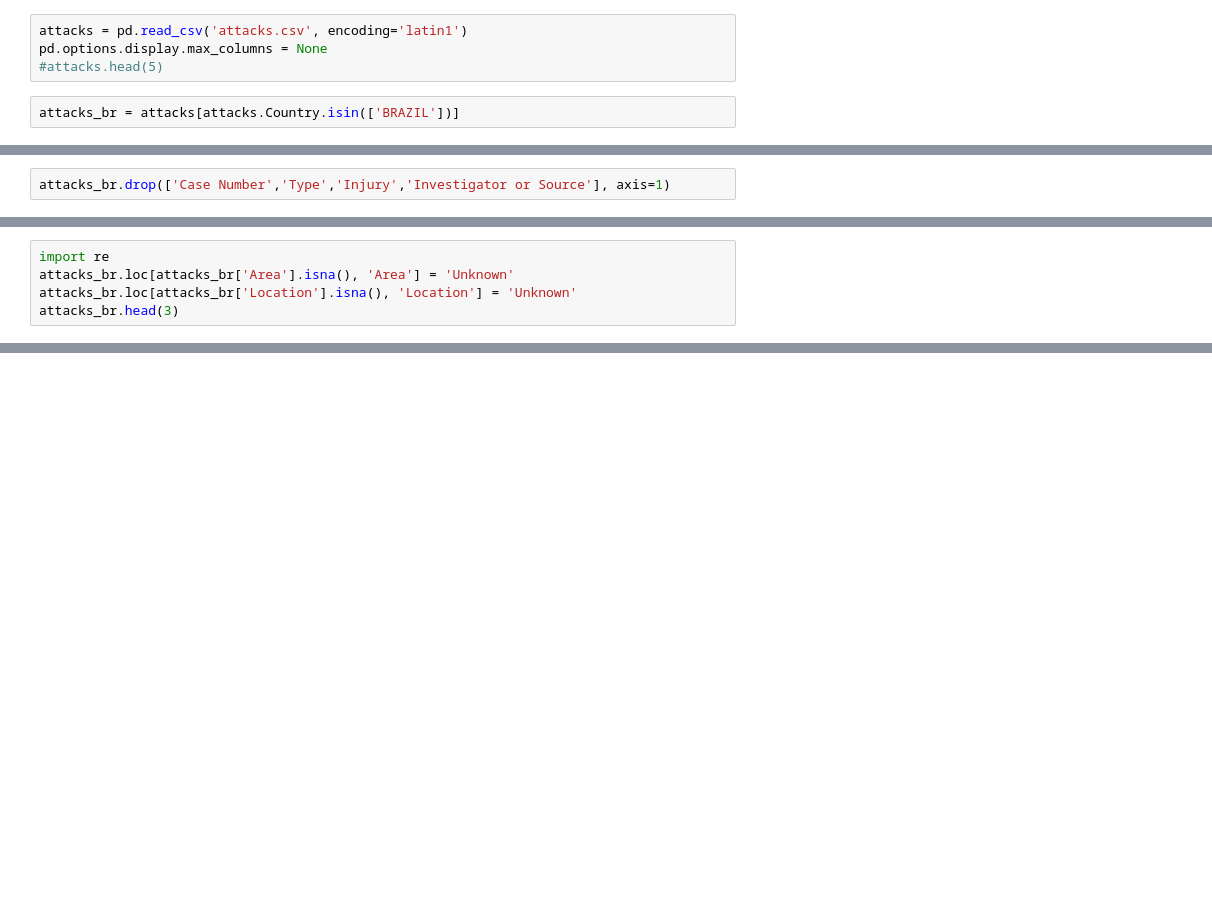
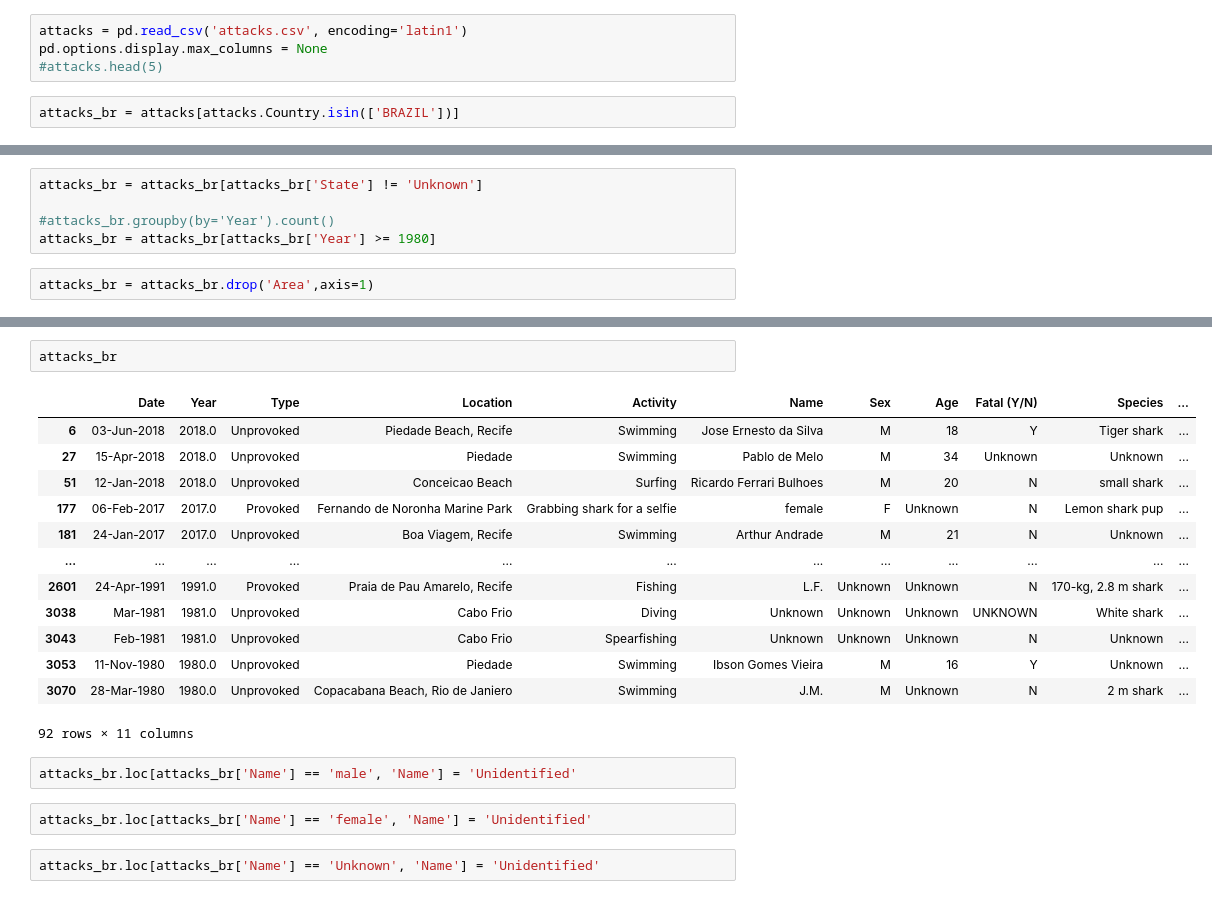
Before and after one commit to matheusdonato/Projects, a Jupyter notebook: SharkAttack.ipynb, the cells around one changed output, grey strips where cells are left out. Drawn from its saved outputs; the diff is of its cells as text; blank space fills up the shorter version.

```diff
--- a/SharkAttack.ipynb
+++ b/SharkAttack.ipynb
@@ -24,2 +91,7 @@ attacks_br.head(3)
+# %%
+attacks_br = attacks_br[attacks_br['State'] != 'Unknown']
+
+#attacks_br.groupby(by='Year').count()
+attacks_br = attacks_br[attacks_br['Year'] >= 1980]
 # %%
-attacks_br.drop(['Case Number','Type','Injury','Investigator or Source'], axis=1)
+attacks_br = attacks_br.drop('Area',axis=1)
@@ -40,5 +97,0 @@ attacks_br.drop(['Case Number','Type','Injury','Investigator or Source'], axis=1
-# %%
-import re
-attacks_br.loc[attacks_br['Area'].isna(), 'Area'] = 'Unknown'
-attacks_br.loc[attacks_br['Location'].isna(), 'Location'] = 'Unknown'
-attacks_br.head(3)
@@ -76,0 +98,22 @@ attacks_br.drop(['Case Number','Injury'
+# %%
+attacks_br
+# %% [output]
+|  | Date | Year | Type | Location | Activity | Name | Sex | Age | Fatal (Y/N) | Species | ... |
+| 6 | 03-Jun-2018 | 2018.0 | Unprovoked | Piedade Beach, Recife | Swimming | Jose Ernesto da Silva | M | 18 | Y | Tiger shark | ... |
+| 27 | 15-Apr-2018 | 2018.0 | Unprovoked | Piedade | Swimming | Pablo de Melo | M | 34 | Unknown | Unknown | ... |
+| 51 | 12-Jan-2018 | 2018.0 | Unprovoked | Conceicao Beach | Surfing | Ricardo Ferrari Bulhoes | M | 20 | N | small shark | ... |
+| 177 | 06-Feb-2017 | 2017.0 | Provoked | Fernando de Noronha Marine Park | Grabbing shark for a selfie | female | F | Unknown | N | Lemon shark pup | ... |
+| 181 | 24-Jan-2017 | 2017.0 | Unprovoked | Boa Viagem, Recife | Swimming | Arthur Andrade | M | 21 | N | Unknown | ... |
+| ... | ... | ... | ... | ... | ... | ... | ... | ... | ... | ... | ... |
+| 2601 | 24-Apr-1991 | 1991.0 | Provoked | Praia de Pau Amarelo, Recife | Fishing | L.F. | Unknown | Unknown | N | 170-kg, 2.8 m shark | ... |
+| 3038 | Mar-1981 | 1981.0 | Unprovoked | Cabo Frio | Diving | Unknown | Unknown | Unknown | UNKNOWN | White shark | ... |
+| 3043 | Feb-1981 | 1981.0 | Unprovoked | Cabo Frio | Spearfishing | Unknown | Unknown | Unknown | N | Unknown | ... |
+| 3053 | 11-Nov-1980 | 1980.0 | Unprovoked | Piedade | Swimming | Ibson Gomes Vieira | M | 16 | Y | Unknown | ... |
+| 3070 | 28-Mar-1980 | 1980.0 | Unprovoked | Copacabana Beach, Rio de Janiero | Swimming | J.M. | M | Unknown | N | 2 m shark | ... |
+92 rows × 11 columns
+# %%
+attacks_br.loc[attacks_br['Name'] == 'male', 'Name'] = 'Unidentified'
+# %%
+attacks_br.loc[attacks_br['Name'] == 'female', 'Name'] = 'Unidentified'
+# %%
+attacks_br.loc[attacks_br['Name'] == 'Unknown', 'Name'] = 'Unidentified'
```
Also changed, not shown: parts of 46 cells of this notebook.
